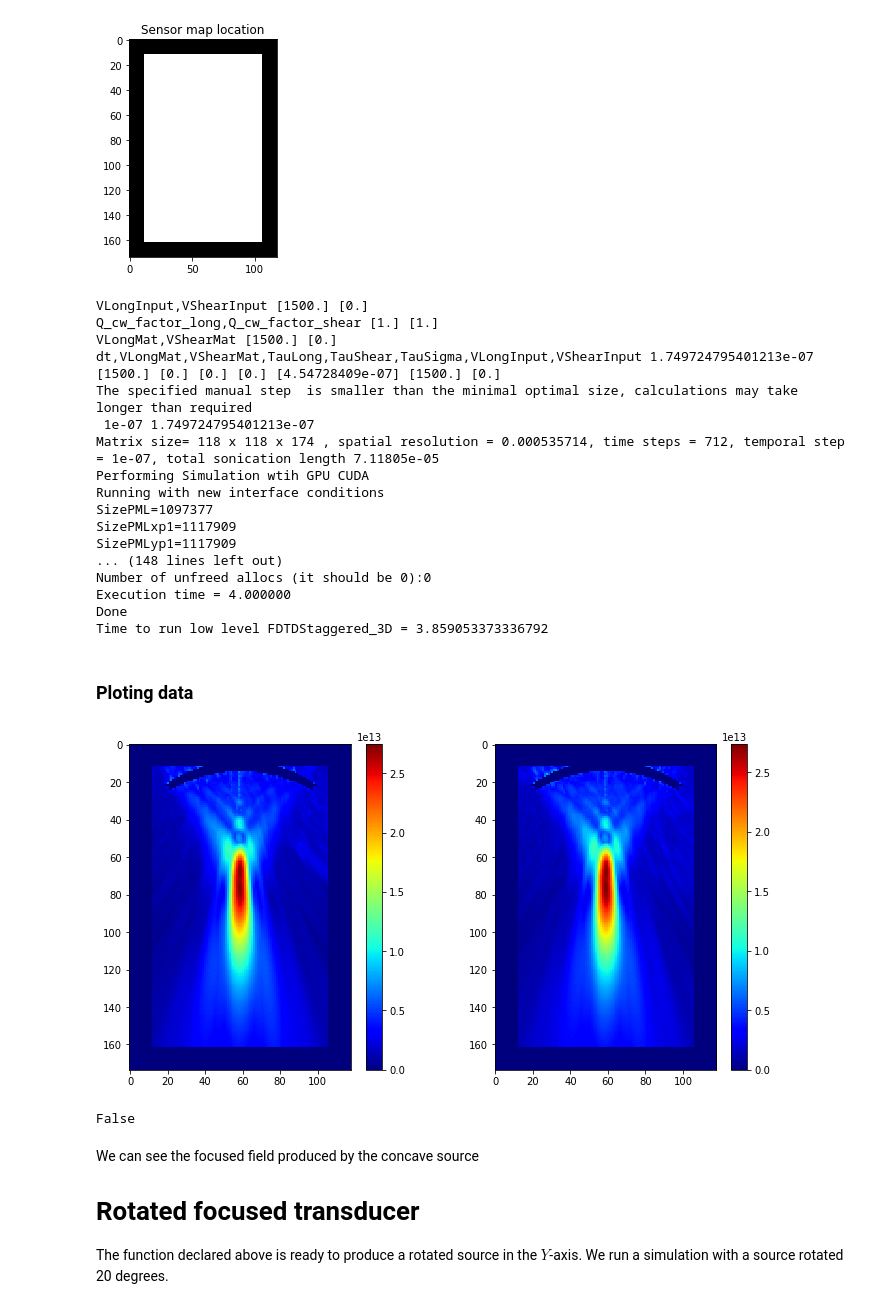
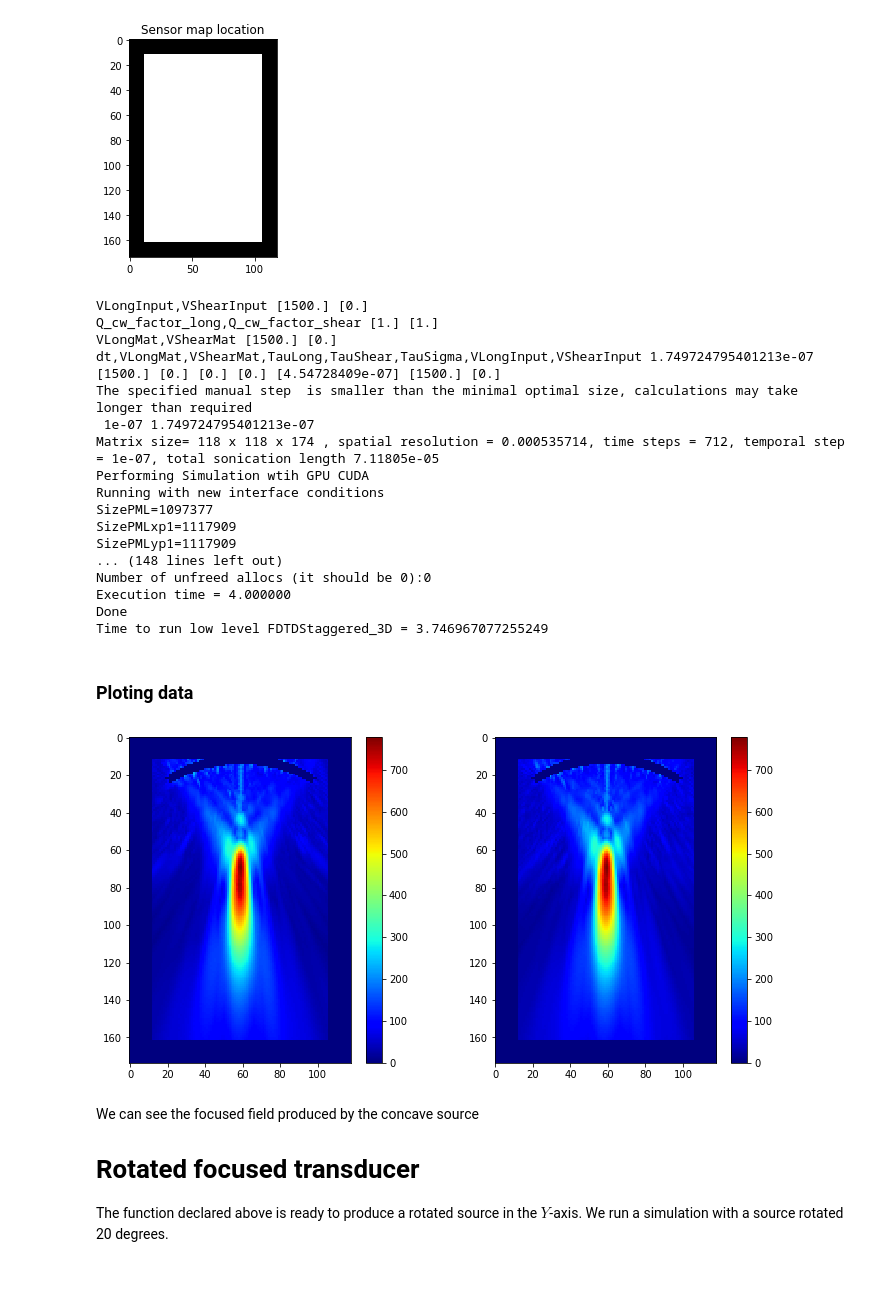
Before and after one commit to ProteusMRIgHIFU/BabelViscoFDTD, a Jupyter notebook: Tutorial Notebooks/3 - Focusing Sources.ipynb, the cells around one changed output. Saved outputs shown, nothing was run; the diff lists cells and outputs as text; code cells hidden in the pictures; blank space fills up the shorter version.

```diff
--- a/Tutorial Notebooks/3 - Focusing Sources.ipynb
+++ b/Tutorial Notebooks/3 - Focusing Sources.ipynb
@@ -29,6 +29,10 @@ ShortestWavelength =MediumSOS / Frequency
 SpatialStep =ShortestWavelength / 8.0 # A minimal step of 6 is recommnded
 
 DimDomain =  np.array([0.05,0.05,0.08])  # in m, x,y,z
+
+FactorConvPtoU=MediumSOS*MediumDensity
+
+SourceAmp=60e3/FactorConvPtoU # Pressure pf 60 kPa at the Surfacee
 
 TxRadius = 0.04 # m,
 TxDiameter=0.04
@@ -137,9 +141,9 @@ Sensor,LastMap,DictRMSValue,InputParam=PModel.StaggeredFDTD_3D_with_relaxation(
                                                          Frequency,
                                                          SourceMap,
                                                          PulseSource,
-                                                         Ox,
-                                                         Oy,
-                                                         Oz,
+                                                         Ox*SourceAmp,
+                                                         Oy*SourceAmp,
+                                                         Oz*SourceAmp,
                                                          SpatialStep,
                                                          TimeSimulation,
                                                          SensorMap,
@@ -169,28 +173,24 @@ SizePMLyp1=1117909
 Number of unfreed allocs (it should be 0):0
 Execution time = 4.000000
 Done
-Time to run low level FDTDStaggered_3D = 3.859053373336792
+Time to run low level FDTDStaggered_3D = 3.746967077255249
 # %% [markdown]
 ### Ploting data
 # %%
 RMSValue=DictRMSValue['Pressure']
 for a in range(3):
     for n in range(-2,3):
         RMSValue[np.roll(SourceMap>0,n,axis=a)]=0. #we turn off the values close the source
 
 plt.figure(figsize=(12,6))
 plt.subplot(1,2,1)
-plt.imshow(RMSValue[:,int(N2/2),:].T,cmap=plt.cm.jet)
+plt.imshow(RMSValue[:,int(N2/2),:].T/1e6,cmap=plt.cm.jet)
 plt.colorbar()
 plt.subplot(1,2,2)
-plt.imshow(RMSValue[int(N1/2),:,:].T,cmap=plt.cm.jet)
+plt.imshow(RMSValue[int(N1/2),:,:].T/1e6,cmap=plt.cm.jet)
 plt.colorbar();
 # %% [output]
-[figure, old version]
+[figure, new version]
-# %%
-np.any(np.isnan(RMSValue))
-# %% [output]
-False
 # %% [markdown]
 We can see the focused field produced by the concave source
 
```
Also changed, not shown: 12 other files.
